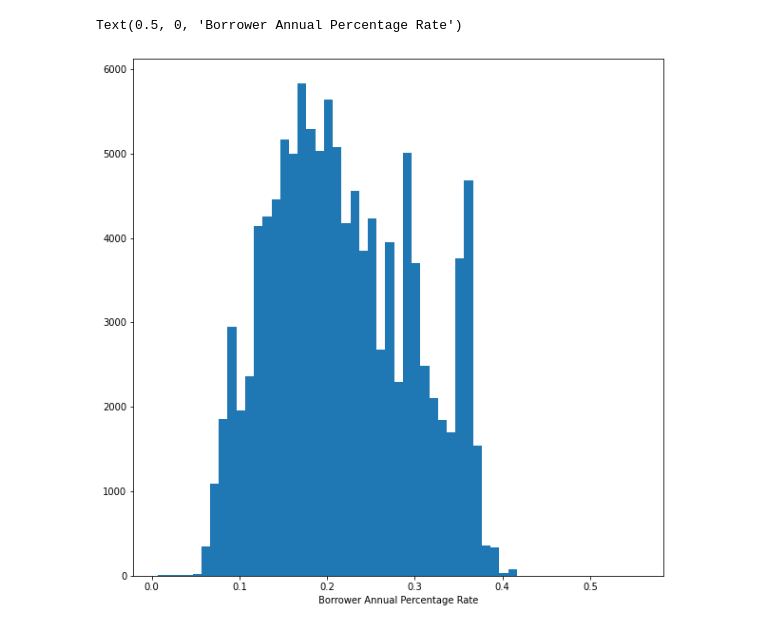
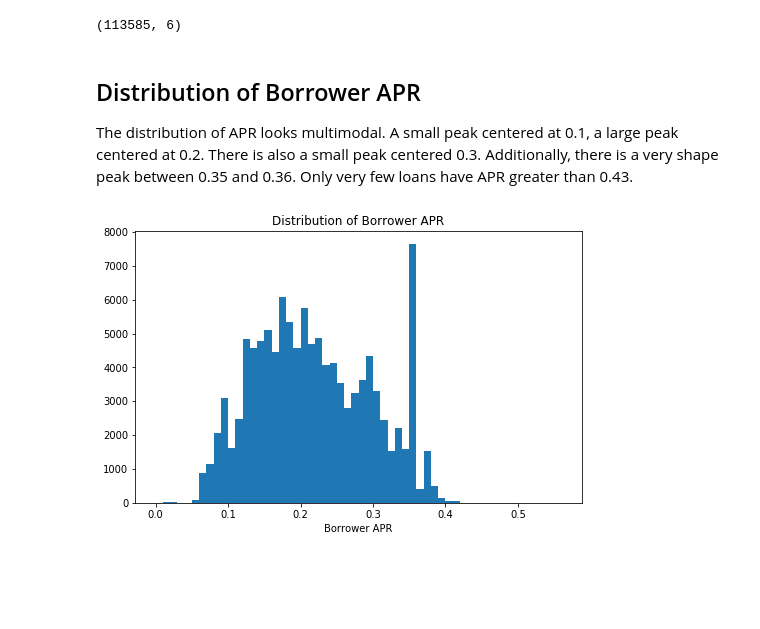
Before and after one commit to Mohamed-Salem-Ali/Data-Visualization-Prosper-Loan, a Jupyter notebook: SlideShow.ipynb, the cells around one changed output. Cells and saved outputs as stored; diff of their text form; code cells hidden in the pictures; blank space fills up the shorter version.

```diff
--- a/SlideShow.ipynb
+++ b/SlideShow.ipynb
@@ -30,10 +26,36 @@ df = pd.read_csv('Data/prosperLoanData.csv')
+# %%
+# load in the dataset into a pandas dataframe
+loan = pd.read_csv('prosperLoanData.csv')
+# Subset the dataframe by selecting features of interest
+cols = ['LoanOriginalAmount', 'BorrowerAPR', 'StatedMonthlyIncome', 'Term', 'ProsperRating (Alpha)',
+        'EmploymentStatus']
+loan_sub = loan[cols]
+# data wrangling, remove loans with missing borrower APR information
+loan_sub = loan_sub[~loan_sub.BorrowerAPR.isna()]
+# data wrangling, remove loans with stated monthly income greater than 30k, which are outliers
+loan_sub = loan_sub[loan_sub.StatedMonthlyIncome<=30000]
+# Convert ProsperRating and Employment status into ordered categorical types
+rate_order = ['HR','E','D','C','B','A','AA']
+ordered_var = pd.api.types.CategoricalDtype(ordered = True,
+                                    categories = rate_order)
+loan_sub['ProsperRating (Alpha)'] = loan_sub['ProsperRating (Alpha)'].astype(ordered_var)
+
+emp_order = ['Employed','Self-employed','Full-time','Part-time','Retired','Other','Not employed', 'Not available']
+ordered_var = pd.api.types.CategoricalDtype(ordered = True,
+                                    categories = emp_order)
+loan_sub['EmploymentStatus'] = loan_sub['EmploymentStatus'].astype(ordered_var)
+loan_sub.shape
+# %% [output]
+(113585, 6)
+# %% [markdown]
+## Distribution of Borrower APR
+
+The distribution of APR looks multimodal. A small peak centered at 0.1, a large peak centered at 0.2. There is also a small peak centered 0.3. Additionally, there is a very shape peak between 0.35 and 0.36. Only very few loans have APR greater than 0.43.
 # %%
-B_APR = df.BorrowerAPR
-B_APR.dropna(axis = 0, inplace = True)
-b = np.arange(B_APR.min(),B_APR.max()+0.05,0.01)
-plt.figure(figsize=[10,10])
-plt.hist(data = df, x = 'BorrowerAPR', bins=b)
-plt.xlabel('Borrower Annual Percentage Rate')
+bins = np.arange(0, loan_sub.BorrowerAPR.max()+0.05, 0.01)
+plt.figure(figsize=[8, 5])
+plt.hist(data = loan_sub, x = 'BorrowerAPR', bins = bins);
+plt.xlabel('Borrower APR');
+plt.title('Distribution of Borrower APR');
 # %% [output]
-Text(0.5, 0, 'Borrower Annual Percentage Rate')
-[figure, old version]
+[figure, new version]
```
Also changed, not shown: parts of 17 cells of this notebook.
